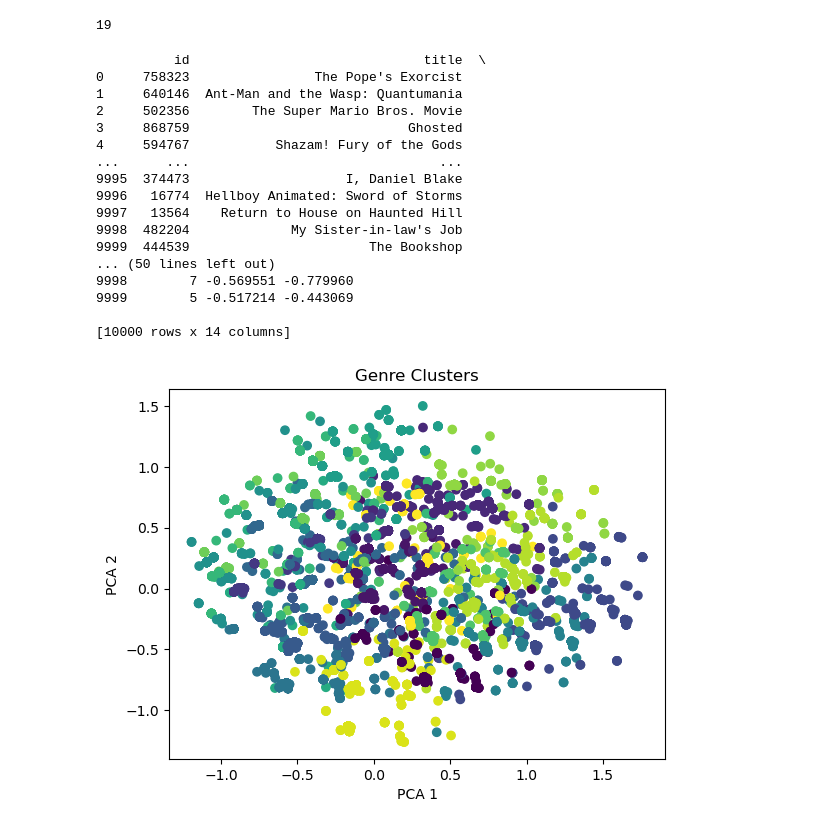
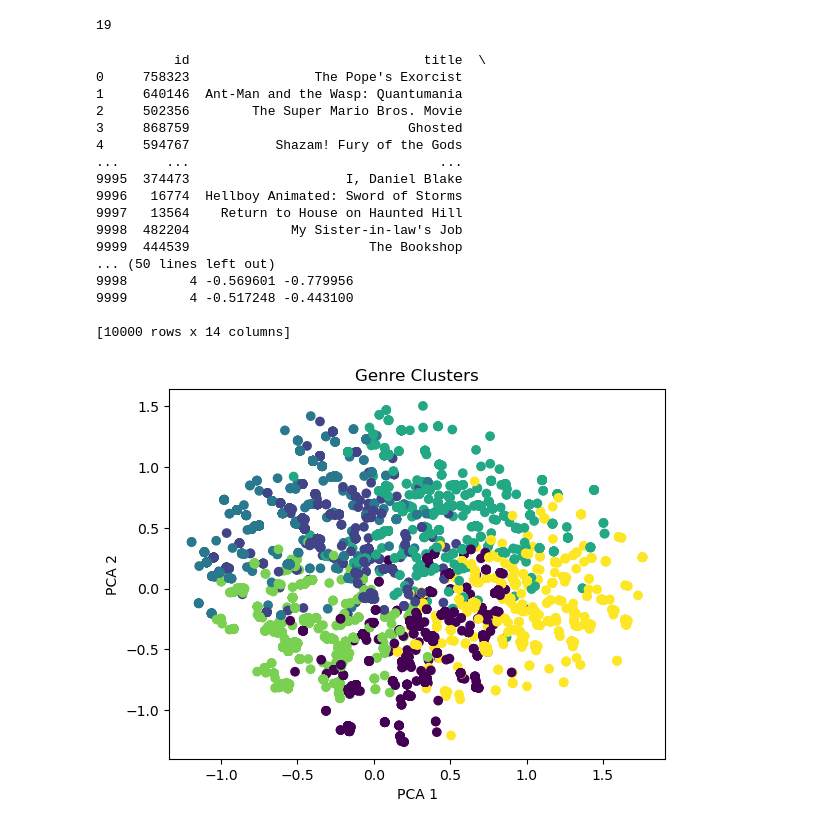
Before and after one commit to Richard-Vuong/Movie-Recommender-Engine, a Jupyter notebook: MoviesRecommender.ipynb, the cells around one changed output. Saved outputs shown, nothing was run; the diff lists cells and outputs as text; code cells hidden in the pictures.

```diff
--- a/MoviesRecommender.ipynb
+++ b/MoviesRecommender.ipynb
@@ -188,7 +189,7 @@ mlb = MultiLabelBinarizer()
 genre_matrix = mlb.fit_transform(df['genres'])
 
 # Choose the number of clusters
-num_clusters = 19
+num_clusters = 6
 
 # Apply K-Means clustering
 kmeans = KMeans(n_clusters=num_clusters)
@@ -197,35 +198,34 @@ df['cluster'] = kmeans.fit_predict(genre_matrix)
 # Print the results
 print(df)
 
-# Visualize clusters (2D PCA for simplicity)
-from sklearn.decomposition import PCA
+
 
 pca = PCA(n_components=2)
 pca_result = pca.fit_transform(genre_matrix)
 df['pca_1'] = pca_result[:, 0]
 df['pca_2'] = pca_result[:, 1]
 
 plt.scatter(df['pca_1'], df['pca_2'], c=df['cluster'], cmap='viridis')
 plt.xlabel('PCA 1')
 plt.ylabel('PCA 2')
 plt.title('Genre Clusters')
 plt.show()
 # %% [output]
           id                              title  \
 0     758323                The Pope's Exorcist
 1     640146  Ant-Man and the Wasp: Quantumania
 2     502356        The Super Mario Bros. Movie
 3     868759                            Ghosted
 4     594767           Shazam! Fury of the Gods
 ...      ...                                ...
 9995  374473                    I, Daniel Blake
 9996   16774  Hellboy Animated: Sword of Storms
 9997   13564    Return to House on Haunted Hill
 9998  482204             My Sister-in-law's Job
 9999  444539                       The Bookshop
 ... (50 lines left out)
-9998        7 -0.569551 -0.779960
-9999        5 -0.517214 -0.443069
+9998        4 -0.569601 -0.779956
+9999        4 -0.517248 -0.443100
 
 [10000 rows x 14 columns]
-[figure, old version]
+[figure, new version]
```
Also changed, not shown: parts of 3 cells of this notebook.
